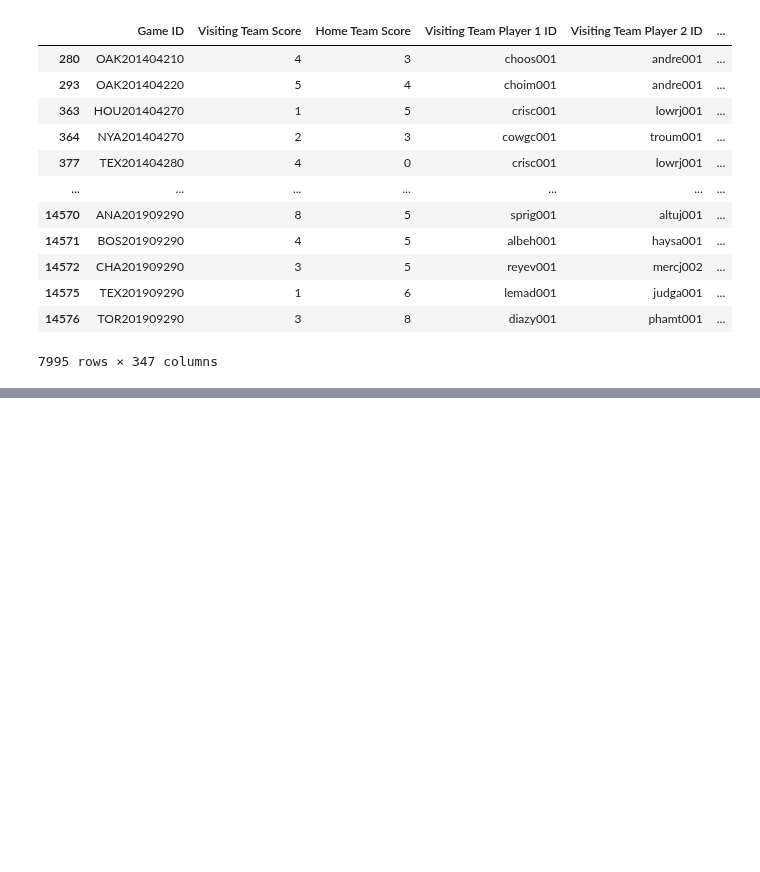
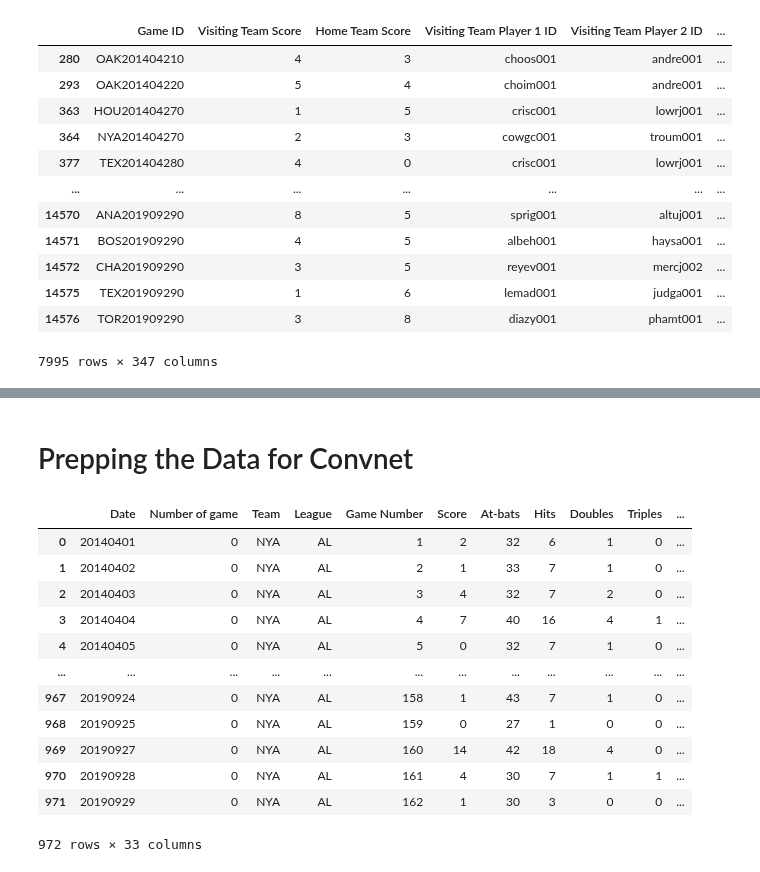
Before and after one commit to samkasbawala/sdp_team_32, a Jupyter notebook: deep_learning.ipynb, the cells around one changed output, grey strips where cells are left out. Cells and saved outputs as stored; diff of their text form; code cells hidden in the pictures; blank space fills up the shorter version.

```diff
--- a/deep_learning.ipynb
+++ b/deep_learning.ipynb
@@ -598,0 +610,54 @@ Accuracy 0.545772910118103
+# %% [markdown]
+# Prepping the Data for Convnet
+# %%
+def get_all_game_box_scores(team_stats_dir='./datasets/team_stats/'):
+    """Function to get all box scores
+
+    Returns a dictionary where each key is a team abbreviation and the value is
+    a dataframe object of their games stats"""
+
+    team_games = dict()
+    for file in os.listdir(team_stats_dir):
+        team_abbrev = file[0:3]
+        df = pd.read_csv(os.path.join(team_stats_dir,
+                                      file)).sort_values(by=['Date', 'Number of game'])
+
+        # Add batting average
+        df['Batting Average'] = df['Hits'] / df['At-bats']
+
+        # Add on base percentage
+        # OBP = (Hits + Walks + Hit by Pitch) / (At Bats + Walks + Hit by Pitch + Sacrifice Flies)
+        df['On Base Percentage'] = ((df['Hits'] + df['Walks'] + df['Hit-by-pitch']) /
+                                    (df['At-bats'] + df['Walks'] + df['Hit-by-pitch'] + df['Sacrifice Flies']))
+
+        # Add slugging
+        # SLG = (1B + 2Bx2 + 3Bx3 + HRx4)/AB.
+        df['Slugging'] = ((df['Hits']-df['Doubles']-df['Triples']-df['Homeruns']) +
+                          2*df['Doubles'] +
+                          3*df['Triples'] +
+                          4*df['Homeruns']) / df['At-bats']
+
+        # Drop unnecessary fields
+        df.drop(columns=['Triple Plays'], inplace=True)
+        df.drop(columns=['Wild Pitches'], inplace=True)
+        df.drop(columns=['Balks'], inplace=True)
+
+        team_games[team_abbrev] = df.reset_index(drop=True)
+
+    return team_games
+# %%
+get_all_game_box_scores()['NYA']
+# %% [output]
+|  | Date | Number of game | Team | League | Game Number | Score | At-bats | Hits | Doubles | Triples | ... |
+| 0 | 20140401 | 0 | NYA | AL | 1 | 2 | 32 | 6 | 1 | 0 | ... |
+| 1 | 20140402 | 0 | NYA | AL | 2 | 1 | 33 | 7 | 1 | 0 | ... |
+| 2 | 20140403 | 0 | NYA | AL | 3 | 4 | 32 | 7 | 2 | 0 | ... |
+| 3 | 20140404 | 0 | NYA | AL | 4 | 7 | 40 | 16 | 4 | 1 | ... |
+| 4 | 20140405 | 0 | NYA | AL | 5 | 0 | 32 | 7 | 1 | 0 | ... |
+| ... | ... | ... | ... | ... | ... | ... | ... | ... | ... | ... | ... |
+| 967 | 20190924 | 0 | NYA | AL | 158 | 1 | 43 | 7 | 1 | 0 | ... |
+| 968 | 20190925 | 0 | NYA | AL | 159 | 0 | 27 | 1 | 0 | 0 | ... |
+| 969 | 20190927 | 0 | NYA | AL | 160 | 14 | 42 | 18 | 4 | 0 | ... |
+| 970 | 20190928 | 0 | NYA | AL | 161 | 4 | 30 | 7 | 1 | 1 | ... |
+| 971 | 20190929 | 0 | NYA | AL | 162 | 1 | 30 | 3 | 0 | 0 | ... |
+972 rows × 33 columns
```
Also changed, not shown: parts of 24 cells of this notebook, 1 other file.
